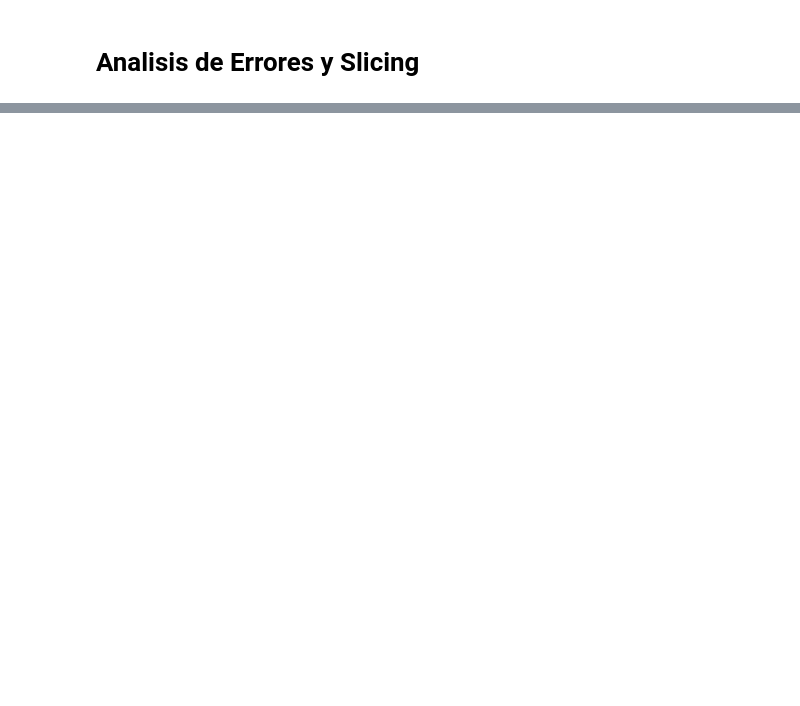
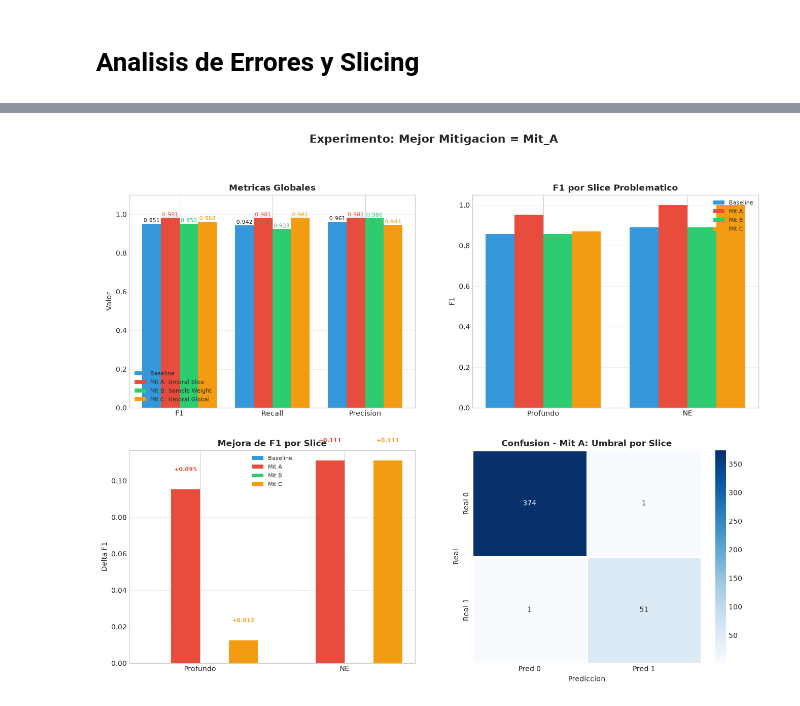
Before and after one commit to Fernando-Huaman/proyecto-zona-interes-Au, a Jupyter notebook: notebooks/sprint4.ipynb, the cells around one changed output, grey strips where cells are left out. Cells and saved outputs as stored; diff of their text form; code cells hidden in the pictures; blank space fills up the shorter version.

```diff
--- a/notebooks/sprint4.ipynb
+++ b/notebooks/sprint4.ipynb
@@ -1221,0 +878,92 @@ Experimento completado. Resultados guardados en /workspaces/proyecto-zona-intere
+# %%
+# ============================================================
+# VISUALIZACION DEL EXPERIMENTO
+# ============================================================
+fig, axes = plt.subplots(2, 2, figsize=(16, 12))
+w = 0.2
+
+# 1. Metricas globales
+ax = axes[0, 0]
+mn = ['F1', 'Recall', 'Precision']
+base_vals = [baseline_metrics[m] for m in mn]
+vals_A = [mA[m] for m in mn]
+vals_B = [mB[m] for m in mn]
+vals_C = [mC[m] for m in mn]
+x = np.arange(len(mn))
+ax.bar(x - 1.5*w, base_vals, w, label='Baseline', color='#3498db')
+ax.bar(x - 0.5*w, vals_A, w, label='Mit A: Umbral Slice', color='#e74c3c')
+ax.bar(x + 0.5*w, vals_B, w, label='Mit B: Sample Weight', color='#2ecc71')
+ax.bar(x + 1.5*w, vals_C, w, label='Mit C: Umbral Global', color='#f39c12')
+for i in range(len(mn)):
+    ax.text(i - 1.5*w, base_vals[i]+0.008, f'{base_vals[i]:.3f}', ha='center', fontsize=8)
+    if vals_A[i] != base_vals[i]: ax.text(i - 0.5*w, vals_A[i]+0.008, f'{vals_A[i]:.3f}', ha='center', fontsize=8, color='#e74c3c')
+    if vals_B[i] != base_vals[i]: ax.text(i + 0.5*w, vals_B[i]+0.008, f'{vals_B[i]:.3f}', ha='center', fontsize=8, color='#2ecc71')
+    if vals_C[i] != base_vals[i]: ax.text(i + 1.5*w, vals_C[i]+0.008, f'{vals_C[i]:.3f}', ha='center', fontsize=8, color='#f39c12')
+ax.set_xticks(x); ax.set_xticklabels(mn); ax.set_ylabel('Valor'); ax.set_ylim(0, 1.1)
+ax.set_title('Metricas Globales', fontweight='bold'); ax.legend(fontsize=8); ax.grid(axis='y', alpha=0.3)
+
+# 2. F1 por slice
+ax = axes[0, 1]
+cats = [r['Categoria'] for _, r in top2.iterrows()]
+f1_base_s = []; f1_a_s = []; f1_b_s = []; f1_c_s = []
+for _, r in top2.iterrows():
+    sc = f"slice_{r['Slice']}"
+    mask = X_test_full[sc] == r['Categoria']
+    pos = [i for i, m in enumerate(mask) if m]
+    yt = y_test.iloc[pos]
+    f1_base_s.append(f1_score(yt, y_pred_baseline[pos], zero_division=0))
+    f1_a_s.append(f1_score(yt, y_pred_mitA[pos], zero_division=0))
+    f1_b_s.append(f1_score(yt, y_pred_mitB[pos], zero_division=0))
+    f1_c_s.append(f1_score(yt, y_pred_mitC[pos], zero_division=0))
+
+x = np.arange(len(cats))
+ax.bar(x - 1.5*w, f1_base_s, w, label='Baseline', color='#3498db')
+ax.bar(x - 0.5*w, f1_a_s, w, label='Mit A', color='#e74c3c')
+ax.bar(x + 0.5*w, f1_b_s, w, label='Mit B', color='#2ecc71')
+ax.bar(x + 1.5*w, f1_c_s, w, label='Mit C', color='#f39c12')
+ax.set_xticks(x); ax.set_xticklabels(cats); ax.set_ylabel('F1')
+ax.set_title('F1 por Slice Problematico', fontweight='bold'); ax.legend(fontsize=8); ax.grid(axis='y', alpha=0.3)
+
+# 3. Delta F1 por slice
+ax = axes[1, 0]
+dA = [a-b for a,b in zip(f1_a_s, f1_base_s)]
+dB = [a-b for a,b in zip(f1_b_s, f1_base_s)]
+dC = [a-b for a,b in zip(f1_c_s, f1_base_s)]
+ax.bar(x - 1.5*w, [0]*len(cats), w, label='Baseline', color='#3498db')
+ax.bar(x - 0.5*w, dA, w, label='Mit A', color='#e74c3c')
+ax.bar(x + 0.5*w, dB, w, label='Mit B', color='#2ecc71')
+ax.bar(x + 1.5*w, dC, w, label='Mit C', color='#f39c12')
+ax.axhline(0, color='k', ls='-', lw=0.5)
+for i, (a,b,c) in enumerate(zip(dA, dB, dC)):
+    if abs(a) > 0.001: ax.text(i - 0.5*w, a + (0.01 if a>0 else -0.03), f'{a:+.3f}', ha='center', fontsize=8, color='#e74c3c', fontweight='bold')
+    if abs(b) > 0.001: ax.text(i + 0.5*w, b + (0.01 if b>0 else -0.03), f'{b:+.3f}', ha='center', fontsize=8, color='#2ecc71', fontweight='bold')
+    if abs(c) > 0.001: ax.text(i + 1.5*w, c + (0.01 if c>0 else -0.03), f'{c:+.3f}', ha='center', fontsize=8, color='#f39c12', fontweight='bold')
+ax.set_xticks(x); ax.set_xticklabels(cats); ax.set_ylabel('Delta F1')
+ax.set_title('Mejora de F1 por Slice', fontweight='bold'); ax.legend(fontsize=8); ax.grid(axis='y', alpha=0.3)
+
+# 4. Matriz confusion de la mejor mitigacion
+ax = axes[1, 1]
+# Usar la mejor mitigacion
+if best_name == 'Mit_A':
+    yp_best = y_pred_mitA; name_best = 'Mit A: Umbral por Slice'
+elif best_name == 'Mit_B':
+    yp_best = y_pred_mitB; name_best = 'Mit B: Sample Weight'
+elif best_name == 'Mit_C':
+    yp_best = y_pred_mitC; name_best = 'Mit C: Umbral Global'
+else:
+    yp_best = y_pred_baseline; name_best = 'Baseline'
+
+cm = confusion_matrix(y_test, yp_best)
+sns.heatmap(cm, annot=True, fmt='d', cmap='Blues', ax=ax,
+            xticklabels=['Pred 0', 'Pred 1'], yticklabels=['Real 0', 'Real 1'],
+            linewidths=2, linecolor='white')
+ax.set_title(f'Confusion - {name_best}', fontweight='bold')
+ax.set_ylabel('Real'); ax.set_xlabel('Prediccion')
+
+plt.suptitle(f'Experimento: Mejor Mitigacion = {best_name}', fontsize=16, fontweight='bold')
+plt.savefig(f'{OUTPUT_DIR}/figs/experimento_completo.png', dpi=300, bbox_inches='tight')
+plt.show()
+
+print(f'\nGuardado: {OUTPUT_DIR}/figs/experimento_completo.png')
+# %% [output]
+[figure, added]
```
Also changed, not shown: parts of 29 cells of this notebook, 16 other files.
